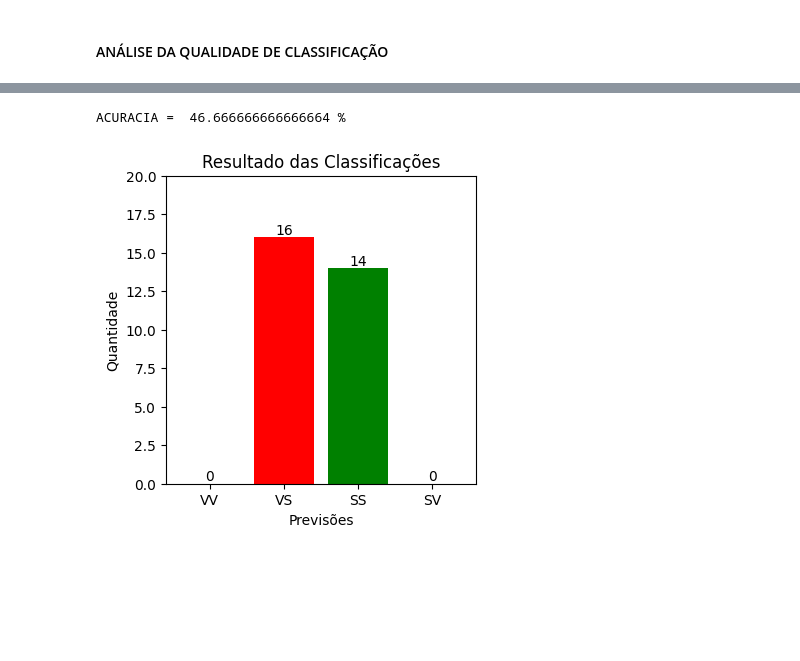
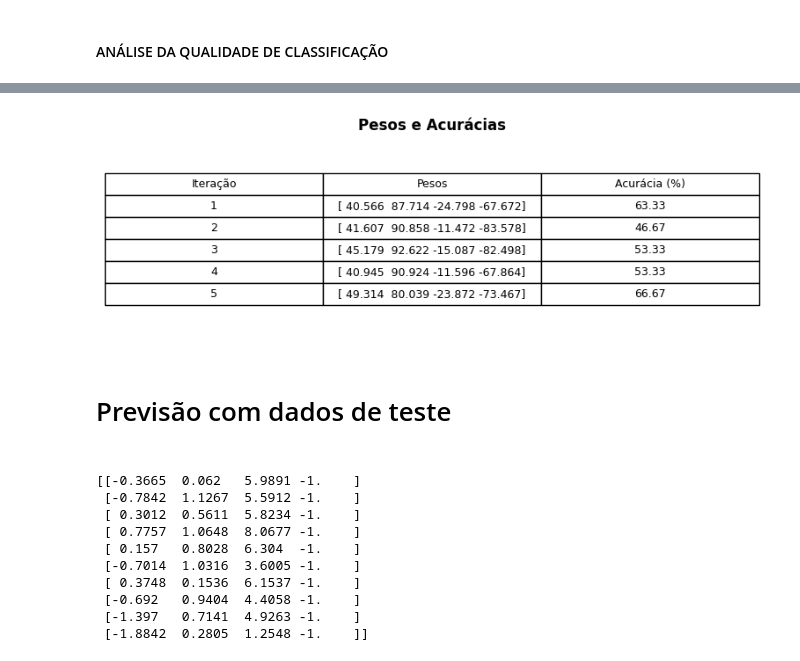
Before and after one commit to Ricardo-Caca/Redes-Neurais, a Jupyter notebook: Aula3.ipynb, the cells around one changed output, grey strips where cells are left out. Cells and saved outputs as stored; diff of their text form; code cells hidden in the pictures; blank space fills up the shorter version.

Commit message:
Atividade Petroleo 100%

```diff
--- a/Aula3.ipynb
+++ b/Aula3.ipynb
@@ -245,23 +239,0 @@ MATRIZ DE CONFUSÂO
-# %%
-#calculo da acuracia
-acuracia = np.sum(yhat == y)/n_amostras
-print("ACURACIA = ", acuracia*100, "%")
-# %% [output]
-ACURACIA =  46.666666666666664 %
-# %%
-if cm.shape == (2, 2):
-   resultado = [cm[0, 0], cm[0, 1], cm[1, 1], cm[1, 0]]
-   labels = ['VV', 'VS', 'SS', 'SV']
-   colors = ['green', 'red', 'green', 'red']
-
-   plt.figure(figsize=(4, 4))
-   plt.bar(labels, resultado, color=colors)
-   plt.xlabel('Previsões')
-   plt.ylabel('Quantidade')
-   plt.title('Resultado das Classificações')
-   plt.ylim(0, 20)
-   for i, v in enumerate(resultado):
-      plt.text(i, v + 0.2, str(v), ha='center')
-   plt.show()
-# %% [output]
-[figure, removed]
@@ -318,0 +240,56 @@ fig.update_layout(
+# %%
+acuracias = []
+
+for i in range(quantRoda):
+    acuracia = np.sum(listayHat[i] == y) / n_amostras
+    acuracias.append(acuracia * 100)
+   #  print(f"ACURÁCIA PESOS[{i}] = {acuracia*100:.2f}%")
+
+# --- Criação da tabela com Matplotlib ---
+col_labels = ["Iteração", "Pesos", "Acurácia (%)"]
+table_data = [
+    [i+1, np.round(pesosDepois[i], 3), round(acuracias[i], 2)] for i in range(quantRoda)
+]
+
+fig, ax = plt.subplots(figsize=(8, 3))
+ax.axis("off")
+
+table = ax.table(
+    cellText=table_data,
+    colLabels=col_labels,
+    loc="center",
+    cellLoc="center"
+)
+
+table.auto_set_font_size(False)
+table.set_fontsize(9)
+table.scale(1.2, 1.5)
+
+plt.title("Pesos e Acurácias", fontsize=12, weight="bold")
+plt.show()
+# %% [output]
+[figure, added]
+# %% [markdown]
+<h1>Previsão com dados de teste<h1>
+# %%
+dados = pd.read_csv('petroleo_teste.csv', sep=';')
+n_variaveis = dados.shape[1]-1
+# print(n_variaveis)
+n_amostras = dados.shape[0]
+# print(n_amostras)
+x = dados.iloc[:, 0:n_variaveis].values
+
+bias = np.ones((n_amostras,1)) * -1
+x = np.hstack((x,bias))
+print(x)
+# %% [output]
+[[-0.3665  0.062   5.9891 -1.    ]
+ [-0.7842  1.1267  5.5912 -1.    ]
+ [ 0.3012  0.5611  5.8234 -1.    ]
+ [ 0.7757  1.0648  8.0677 -1.    ]
+ [ 0.157   0.8028  6.304  -1.    ]
+ [-0.7014  1.0316  3.6005 -1.    ]
+ [ 0.3748  0.1536  6.1537 -1.    ]
+ [-0.692   0.9404  4.4058 -1.    ]
+ [-1.397   0.7141  4.9263 -1.    ]
+ [-1.8842  0.2805  1.2548 -1.    ]]
```
Also changed, not shown: parts of 16 cells of this notebook, 1 other file.
